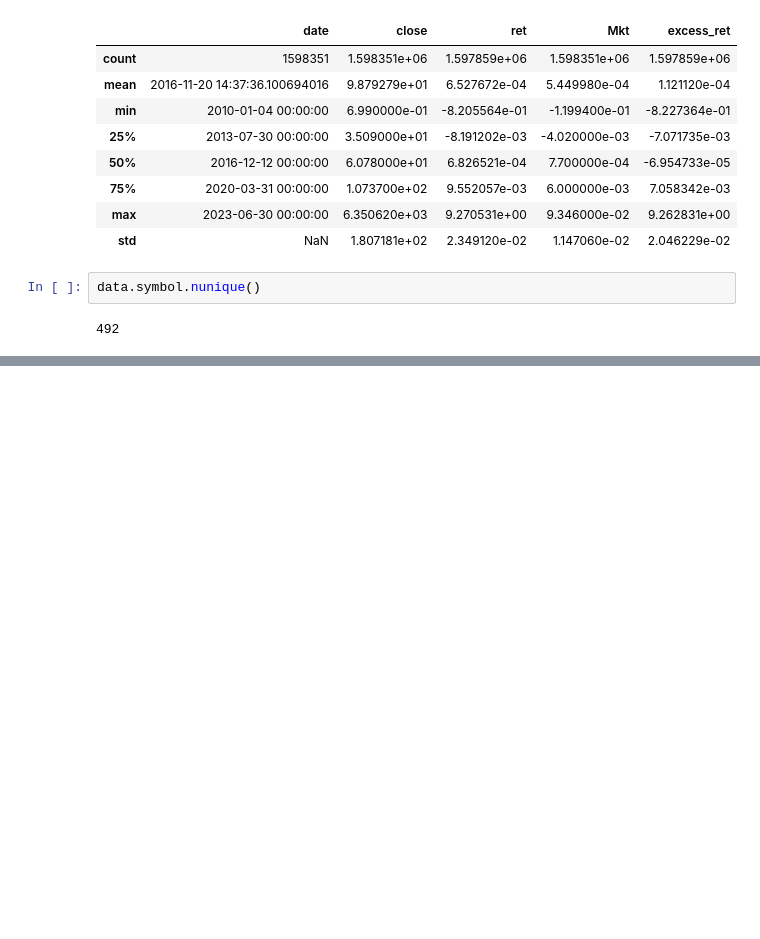
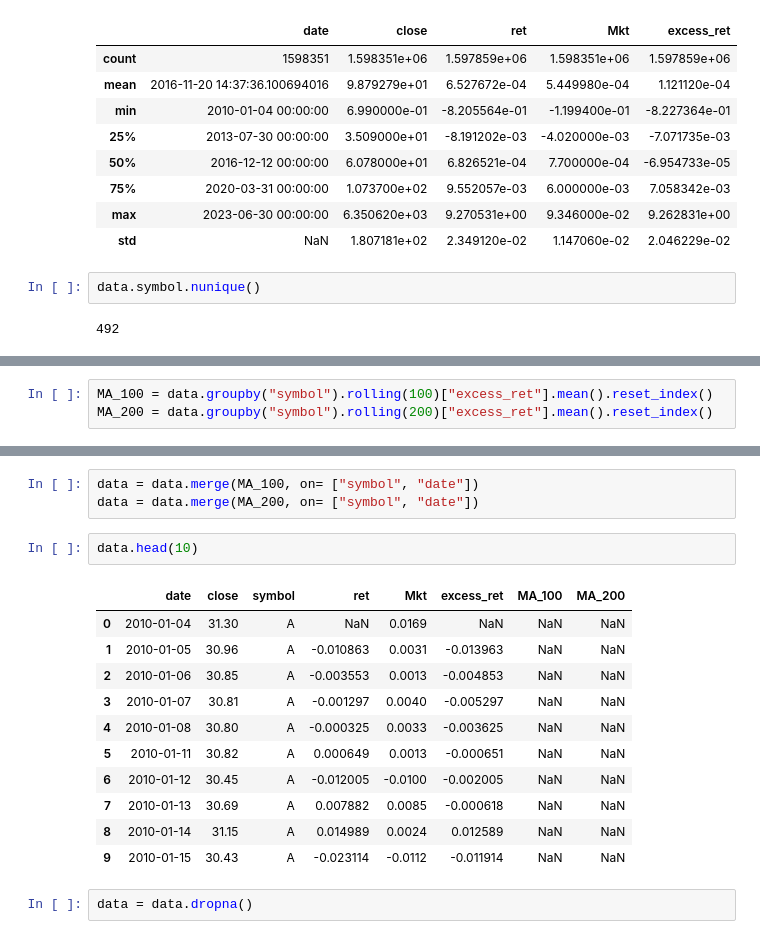
Before and after one commit to Faliell/Pandas_Classes, a Jupyter notebook: aula22-caseStudy.ipynb, the cells around one changed output, grey strips where cells are left out. Drawn from its saved outputs; the diff is of its cells as text; blank space fills up the shorter version.

```diff
--- a/aula22-caseStudy.ipynb
+++ b/aula22-caseStudy.ipynb
@@ -197,0 +219,3 @@ data.symbol.nunique()
+# %%
+MA_100 = data.groupby("symbol").rolling(100)["excess_ret"].mean().reset_index()
+MA_200 = data.groupby("symbol").rolling(200)["excess_ret"].mean().reset_index()
@@ -197,0 +247,19 @@ data.symbol.nunique()
+# %%
+data = data.merge(MA_100, on= ["symbol", "date"])
+data = data.merge(MA_200, on= ["symbol", "date"])
+# %%
+data.head(10)
+# %% [output]
+|  | date | close | symbol | ret | Mkt | excess_ret | MA_100 | MA_200 |
+| 0 | 2010-01-04 | 31.30 | A | NaN | 0.0169 | NaN | NaN | NaN |
+| 1 | 2010-01-05 | 30.96 | A | -0.010863 | 0.0031 | -0.013963 | NaN | NaN |
+| 2 | 2010-01-06 | 30.85 | A | -0.003553 | 0.0013 | -0.004853 | NaN | NaN |
+| 3 | 2010-01-07 | 30.81 | A | -0.001297 | 0.0040 | -0.005297 | NaN | NaN |
+| 4 | 2010-01-08 | 30.80 | A | -0.000325 | 0.0033 | -0.003625 | NaN | NaN |
+| 5 | 2010-01-11 | 30.82 | A | 0.000649 | 0.0013 | -0.000651 | NaN | NaN |
+| 6 | 2010-01-12 | 30.45 | A | -0.012005 | -0.0100 | -0.002005 | NaN | NaN |
+| 7 | 2010-01-13 | 30.69 | A | 0.007882 | 0.0085 | -0.000618 | NaN | NaN |
+| 8 | 2010-01-14 | 31.15 | A | 0.014989 | 0.0024 | 0.012589 | NaN | NaN |
+| 9 | 2010-01-15 | 30.43 | A | -0.023114 | -0.0112 | -0.011914 | NaN | NaN |
+# %%
+data = data.dropna()
```
Also changed, not shown: parts of 20 cells of this notebook.
